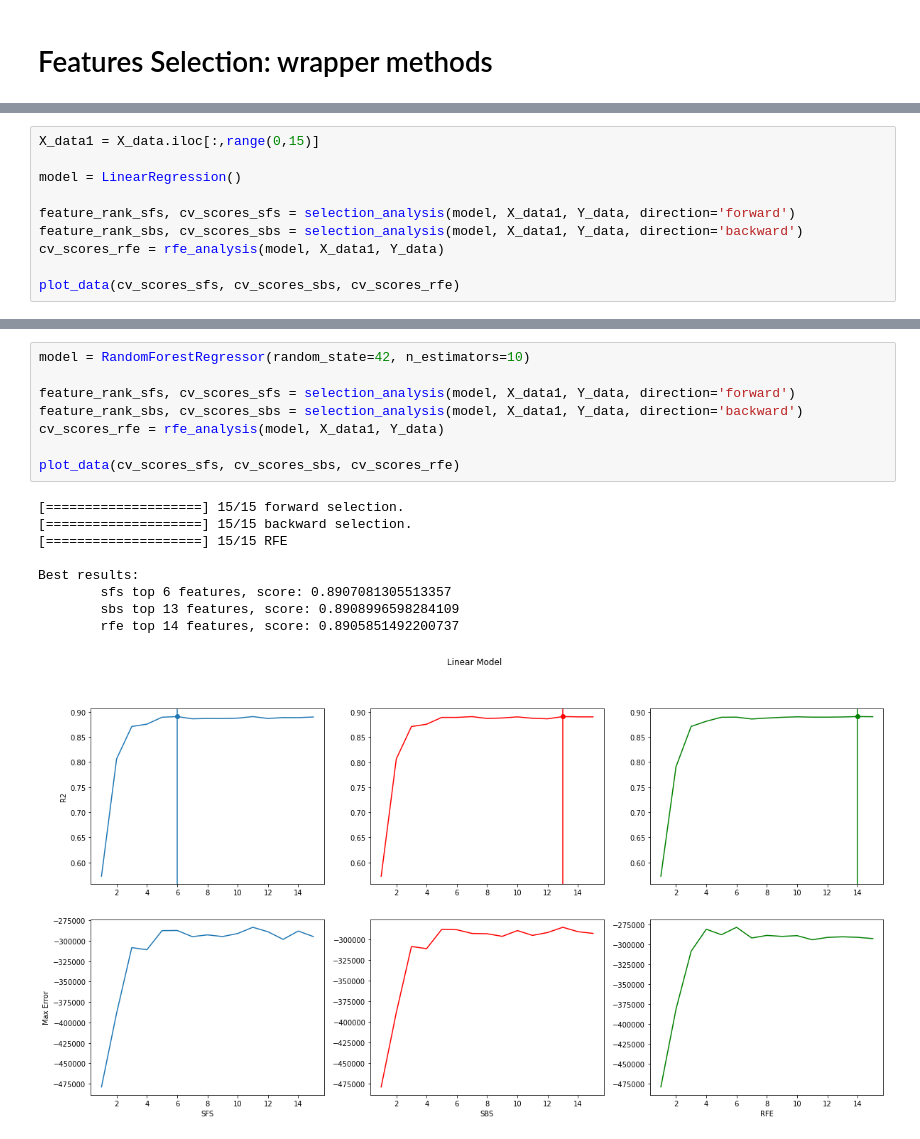
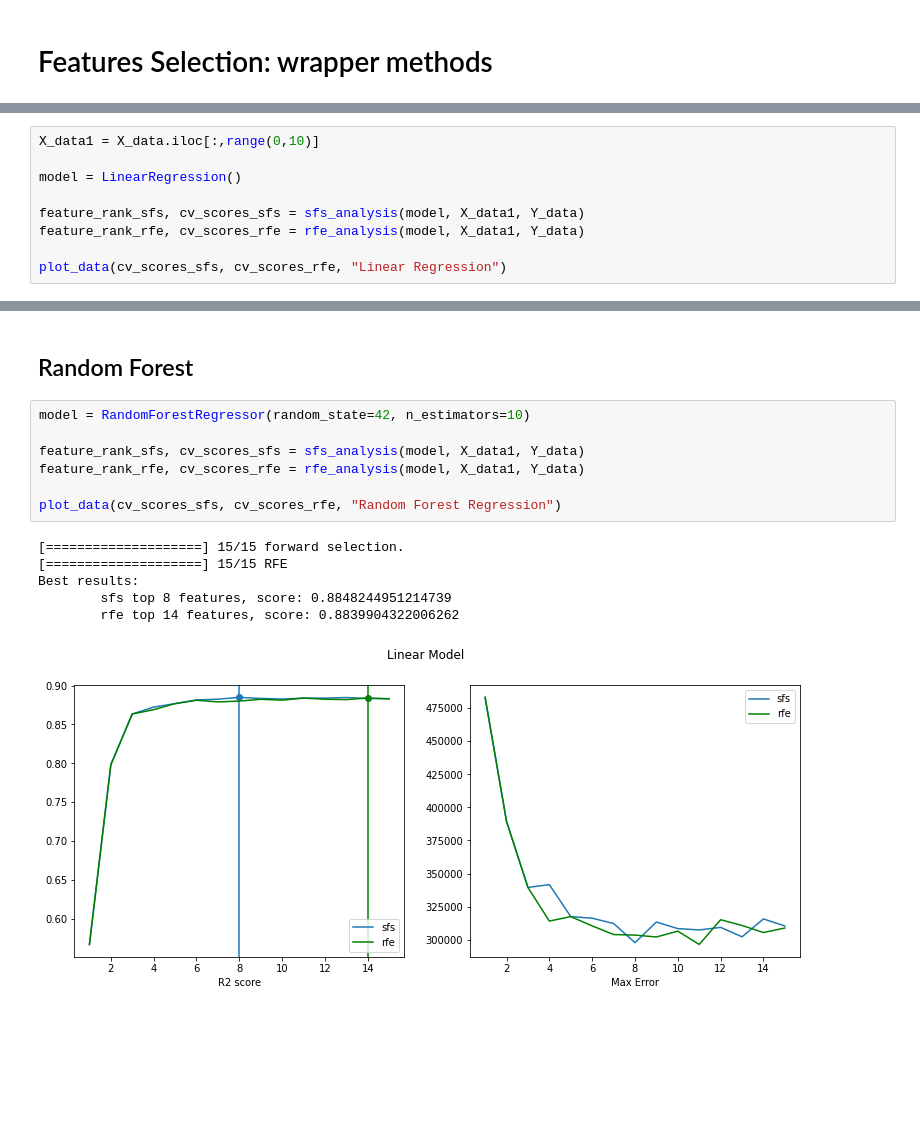
Before and after one commit to spiderlory/ml_project, a Jupyter notebook: progetto.ipynb, the cells around one changed output, grey strips where cells are left out. Drawn from its saved outputs; the diff is of its cells as text; blank space fills up the shorter version.

```diff
--- a/progetto.ipynb
+++ b/progetto.ipynb
@@ -630,11 +696,10 @@ def rfe_analysis(model, X_data, y_data):
 # %%
-X_data1 = X_data.iloc[:,range(0,15)]
+X_data1 = X_data.iloc[:,range(0,10)]
 
 model = LinearRegression()
 
-feature_rank_sfs, cv_scores_sfs = selection_analysis(model, X_data1, Y_data, direction='forward')
-feature_rank_sbs, cv_scores_sbs = selection_analysis(model, X_data1, Y_data, direction='backward')
-cv_scores_rfe = rfe_analysis(model, X_data1, Y_data)
+feature_rank_sfs, cv_scores_sfs = sfs_analysis(model, X_data1, Y_data)
+feature_rank_rfe, cv_scores_rfe = rfe_analysis(model, X_data1, Y_data)
 
-plot_data(cv_scores_sfs, cv_scores_sbs, cv_scores_rfe)
+plot_data(cv_scores_sfs, cv_scores_rfe, "Linear Regression")
 # %% [output]
@@ -677,18 +772,16 @@ KeyboardInterrupt: ignored
+# %% [markdown]
+## Random Forest
 # %%
 model = RandomForestRegressor(random_state=42, n_estimators=10)
 
-feature_rank_sfs, cv_scores_sfs = selection_analysis(model, X_data1, Y_data, direction='forward')
-feature_rank_sbs, cv_scores_sbs = selection_analysis(model, X_data1, Y_data, direction='backward')
-cv_scores_rfe = rfe_analysis(model, X_data1, Y_data)
+feature_rank_sfs, cv_scores_sfs = sfs_analysis(model, X_data1, Y_data)
+feature_rank_rfe, cv_scores_rfe = rfe_analysis(model, X_data1, Y_data)
 
-plot_data(cv_scores_sfs, cv_scores_sbs, cv_scores_rfe)
+plot_data(cv_scores_sfs, cv_scores_rfe, "Random Forest Regression")
 # %% [output]
 [====================] 15/15 forward selection.
-[====================] 15/15 backward selection.
 [====================] 15/15 RFE
-
 Best results:
-        sfs top 6 features, score: 0.8907081305513357
-        sbs top 13 features, score: 0.8908996598284109
-        rfe top 14 features, score: 0.8905851492200737
+        sfs top 8 features, score: 0.8848244951214739
+        rfe top 14 features, score: 0.8839904322006262
-[figure, old version]
+[figure, new version]
```
Also changed, not shown: parts of 23 cells of this notebook.
